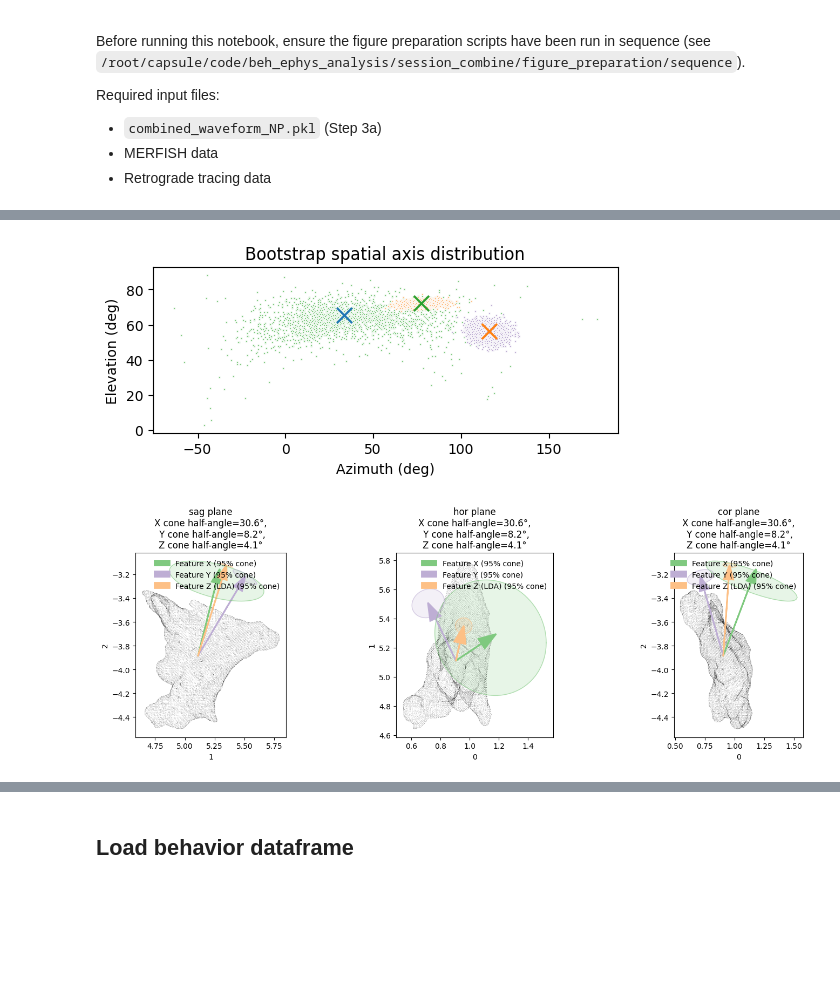
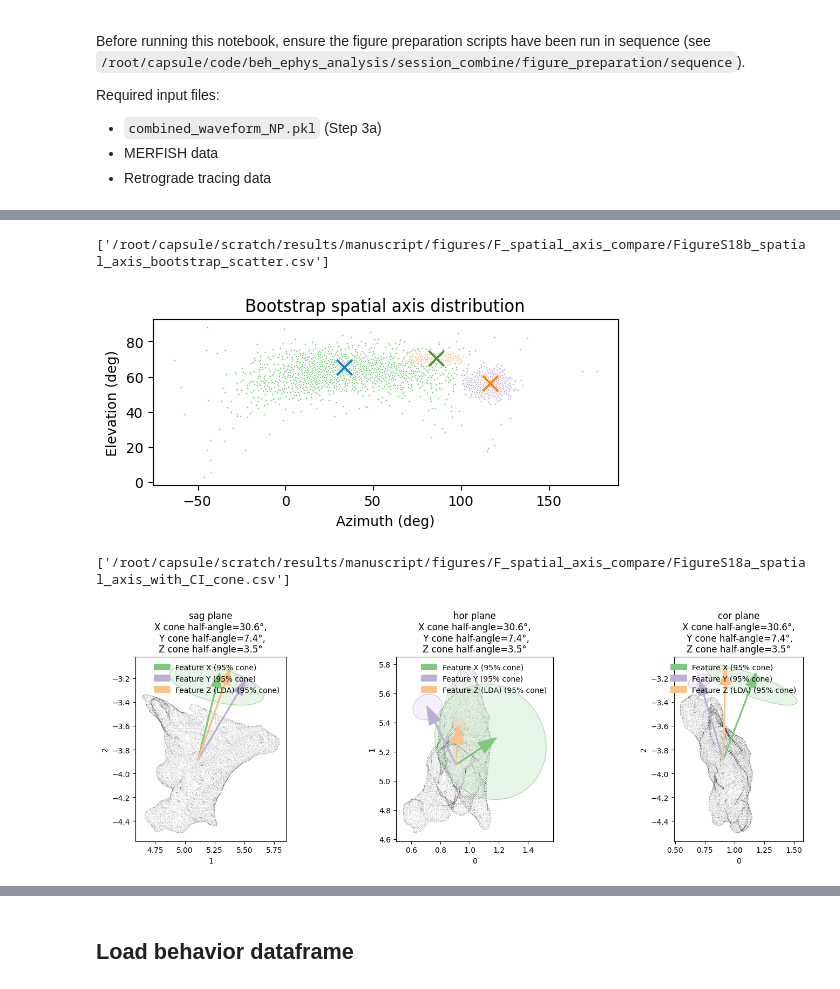
Before and after one commit to AllenNeuralDynamics/aind-beh-ephys-analysis, a Jupyter notebook: code/beh_ephys_analysis/session_combine/manuscript_figures/F_spatial-axis-comparison.ipynb, the cells around one changed output, grey strips where cells are left out. Cells and saved outputs as stored; diff of their text form; code cells hidden in the pictures; blank space fills up the shorter version.

Commit message:
Update figure generation

```diff
--- a/code/beh_ephys_analysis/session_combine/manuscript_figures/F_spatial-axis-comparison.ipynb
+++ b/code/beh_ephys_analysis/session_combine/manuscript_figures/F_spatial-axis-comparison.ipynb
@@ -91,7 +105,7 @@ os.makedirs(target_folder, exist_ok=True)
 ml, ap, dv = 0, 1, 2
 bregma_LPS_mm = np.array([-5.7, 5.4, -0.45])  # in mm
 planes = {'sag': [ap, dv], 'hor': [ml, ap], 'cor': [ml, dv]}
-mesh_file = str(capsule_directories()['data_dir']) + '/LC_percentile_meshes/new_core_mesh.obj'
+mesh_file = str(capsule_directories()['data_dir']) + '/LC_percentile_meshes/core_mesh.obj'
 mesh = load_mesh(mesh_file)
 mesh_vertices = np.array(mesh.vertices)
 mesh_vertices = mesh_vertices/1000
@@ -146,12 +164,12 @@ coord_x = ccf_wf[filter_wf].copy()
 # %%
 # load gene expression info
-MERFISH_DATA_DIR  = str(capsule_directories()['data_dir']) + '/merfish_data/adata'
+MERFISH_DATA_DIR  = str(capsule_directories()['data_dir']) + '/merfish_data'
 
 def load_and_preprocess_data():
     """Load  MERFISH data, perform initial preprocessing""" # not laoding mesh for this
 
     # allmeshes = utils.load_mesh(MESH_DIR, nameconstrains = '*new_core*')
-    # mesh = allmeshes['new_core_mesh']
+    # mesh = allmeshes['core_mesh']
     # mesh.vertices = mesh.vertices[:, [1,2, 0]]  # they somehow swapped the order -_-
     # mesh.vertices /= 25  # Scale vertices to mm
 
@@ -196,6 +216,6 @@ After filtering: (2221, 315)
 # %%
 # load retro data
-data_dir = str(capsule_directories()['derived_dir']) + '/combined/retro_ccf/manual_proofread_ccf_18brains.csv'
+data_dir = str(capsule_directories()['data_dir']) + '/LC_retro/manual_proofread_ccf_37brains.csv'
 retro_ccf = pd.read_csv(data_dir)
 bregma_pixel_retro = np.array([228, 18, 216])
 ccf_retro = (retro_ccf[['x', 'y', 'z']].values - bregma_pixel_retro) * 25 / 1000  # convert to mm
@@ -1468,13 +1524,24 @@ axis_boot_z = res_boot_z["axis_boot"]
+# %%
+# flip LDA axis if needed to align with linear axes (mostly for visualization consistency, not a statistical requirement)
+
+
+fig, ax = plt.subplots(figsize=(6, 6))
+ax = plot_vector_distribution_az_el_2d(axis_boot_x, axis_x, colors['x'], ax=ax)
+ax = plot_vector_distribution_az_el_2d(axis_boot_y, axis_y, colors['y'], ax=ax)
+ax = plot_vector_distribution_az_el_2d(axis_boot_z, axis_z, colors['z'], ax=ax)
+save_panels(fig, target_folder, "spatial_axis_bootstrap_scatter", ['FigureS18b'], exts=('svg', 'pdf'), dpi=300)
+# ---- panel CSV (rule 1: scatter of bootstrap axis azimuth/elevation) ----
+_cols = {}
+for _an, _boot in [('waveform', axis_boot_x), ('gene', axis_boot_y), ('target', axis_boot_z)]:
+    _az, _el = vectors_to_az_el(_boot)
+    _cols[f'{_an}_azimuth_deg'] = np.asarray(_az); _cols[f'{_an}_elevation_deg'] = np.asarray(_el)
+save_panel_csv(columns_to_df(**_cols), target_folder, "spatial_axis_bootstrap_scatter", ['FigureS18b'])
+##FigureS18b##
+# %% [output]
+['/root/capsule/scratch/results/manuscript/figures/F_spatial_axis_compare/FigureS18b_spatial_axis_bootstrap_scatter.csv']
+[figure, added]
 # %%
-# flip LDA axis if needed to align with linear axes (mostly for visualization consistency, not a statistical requirement)
 
-
-fig, ax = plt.subplots(figsize=(6, 6))
-ax = plot_vector_distribution_az_el_2d(axis_boot_x, axis_x, colors['x'], ax=ax)
-ax = plot_vector_distribution_az_el_2d(axis_boot_y, axis_y, colors['y'], ax=ax)
-ax = plot_vector_distribution_az_el_2d(axis_boot_z, axis_z, colors['z'], ax=ax)
-fig.savefig(os.path.join(target_folder, "spatial_axis_bootstrap_scatter.svg"), dpi=300)
-fig.savefig(os.path.join(target_folder, "spatial_axis_bootstrap_scatter.pdf"), dpi=300)
 
 fig, axes = plt.subplots(1, 3, figsize=(15, 5))
 
@@ -1527,34 +1594,42 @@ for plane, ax in zip(planes.keys(), axes):
 
     out_z = plot_projected_arrow_with_cone(
         ax,
         origin,
         axis_z,
         axis_boot_z,
         dims,
         color=colors['z'],
         scale=scale,
         head_width=head_width,
         head_length=head_length,
         cone_q=95,
         cone_alpha=0.18,
         label=f'Feature Z (LDA) ({0.95:.0%} cone)'
     )
 
     ax.set_title(
         f"{plane} plane\n"
         f"X cone half-angle={out_x['half_angle_deg']:.1f}°,\n "
         f"Y cone half-angle={out_y['half_angle_deg']:.1f}°,\n"
         f"Z cone half-angle={out_z['half_angle_deg']:.1f}°"
     )
     ax.set_xlabel(str(dims[0]))
     ax.set_ylabel(str(dims[1]))
     ax.set_aspect('equal')
     ax.legend(frameon=False)
 
 plt.tight_layout()
 # plt.show()
-fig.savefig(os.path.join(target_folder, "spatial_axis_with_CI_cone.svg"), dpi=300)
+save_panels(fig, target_folder, "spatial_axis_with_CI_cone", ['FigureS18a'], exts=('svg',), dpi=300)
+# ---- panel CSV (vectors: one row per primary axis, components + az/el) ----
+_rows = {'axis': [], 'x': [], 'y': [], 'z': [], 'azimuth_deg': [], 'elevation_deg': []}
+for _an, _v in [('waveform', axis_x), ('gene', axis_y), ('target', axis_z)]:
+    _v = np.asarray(_v); _az, _el = vectors_to_az_el(_v.reshape(1, 3))
+    _rows['axis'].append(_an); _rows['x'].append(float(_v[0])); _rows['y'].append(float(_v[1])); _rows['z'].append(float(_v[2]))
+    _rows['azimuth_deg'].append(float(_az[0])); _rows['elevation_deg'].append(float(_el[0]))
+save_panel_csv(columns_to_df(**_rows), target_folder, "spatial_axis_with_CI_cone", ['FigureS18a'])
+##FigureS18a##
 # %% [output]
+['/root/capsule/scratch/results/manuscript/figures/F_spatial_axis_compare/FigureS18a_spatial_axis_with_CI_cone.csv']
-[figure, old version]
+[figure, new version]
-[figure, removed]
 # %% [markdown]
```
Also changed, not shown: parts of 7 cells of this notebook, 14 other files.
